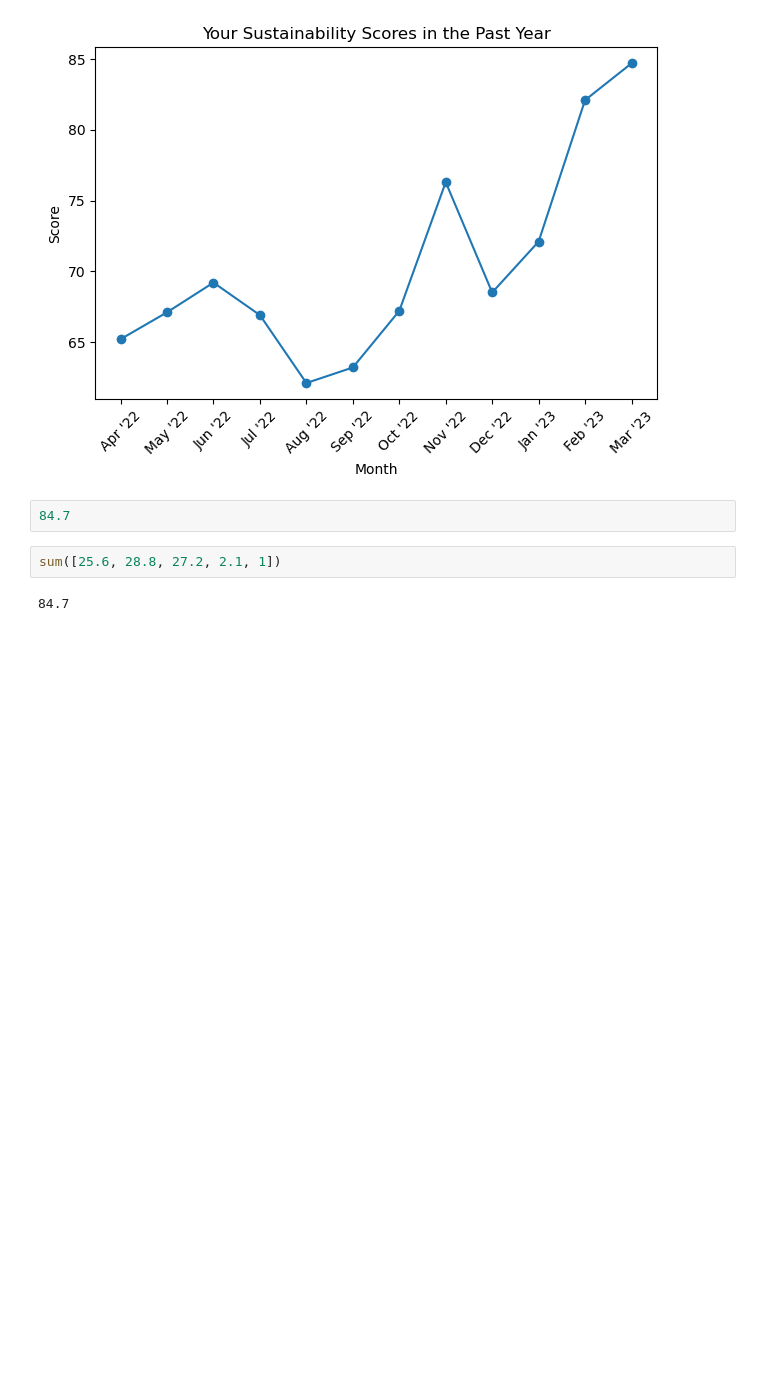
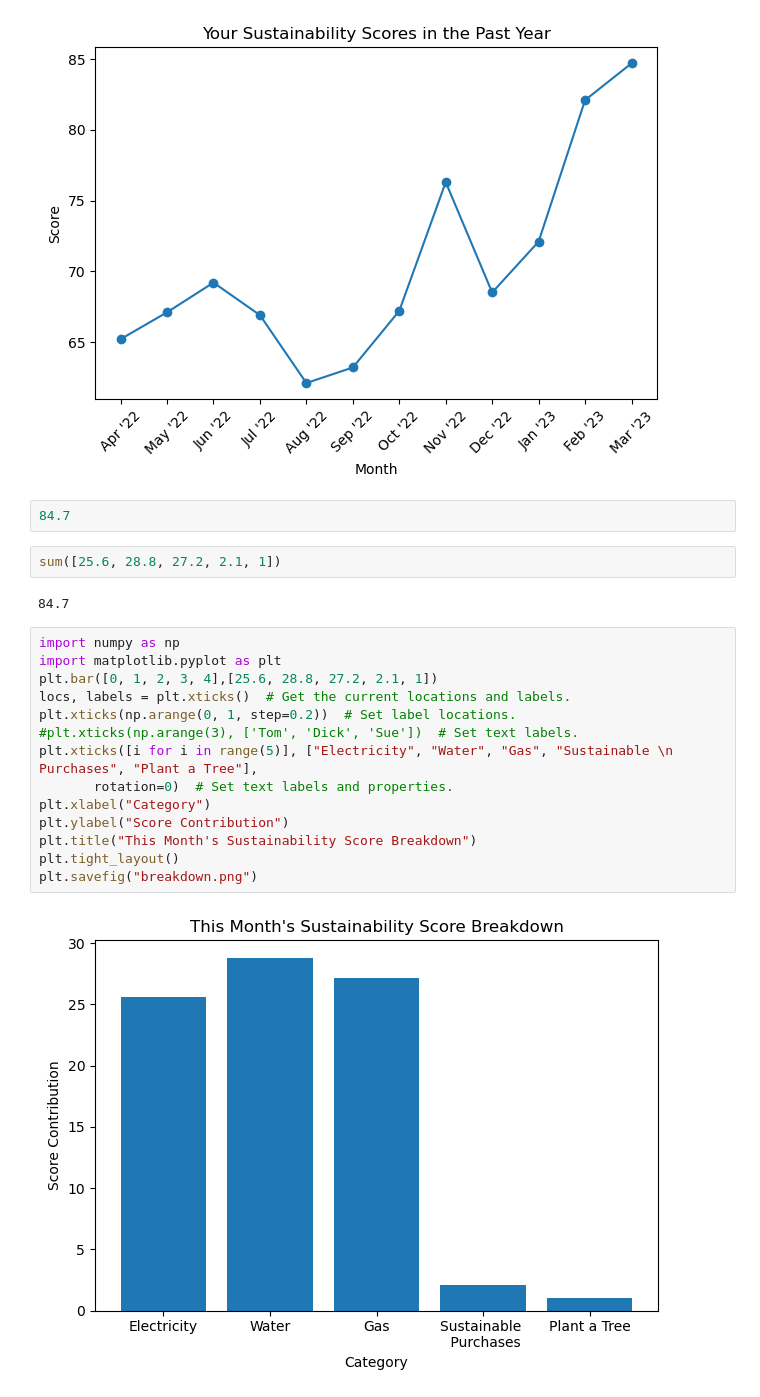
Before and after one commit to evanzwang/hacktech2023, a Jupyter notebook: graphs.ipynb, the cells around one changed output. Saved outputs shown, nothing was run; the diff lists cells and outputs as text; blank space fills up the shorter version.

```diff
--- a/graphs.ipynb
+++ b/graphs.ipynb
@@ -22,3 +22,19 @@ plt.savefig("scores.png")
 sum([25.6, 28.8, 27.2, 2.1, 1])
 # %% [output]
 84.7
+# %%
+import numpy as np
+import matplotlib.pyplot as plt
+plt.bar([0, 1, 2, 3, 4],[25.6, 28.8, 27.2, 2.1, 1])
+locs, labels = plt.xticks()  # Get the current locations and labels.
+plt.xticks(np.arange(0, 1, step=0.2))  # Set label locations.
+#plt.xticks(np.arange(3), ['Tom', 'Dick', 'Sue'])  # Set text labels.
+plt.xticks([i for i in range(5)], ["Electricity", "Water", "Gas", "Sustainable \n Purchases", "Plant a Tree"],
+       rotation=0)  # Set text labels and properties.
+plt.xlabel("Category")
+plt.ylabel("Score Contribution")
+plt.title("This Month's Sustainability Score Breakdown")
+plt.tight_layout()
+plt.savefig("breakdown.png")
+# %% [output]
+[figure, added]
```
Also changed, not shown: 4 other files.
